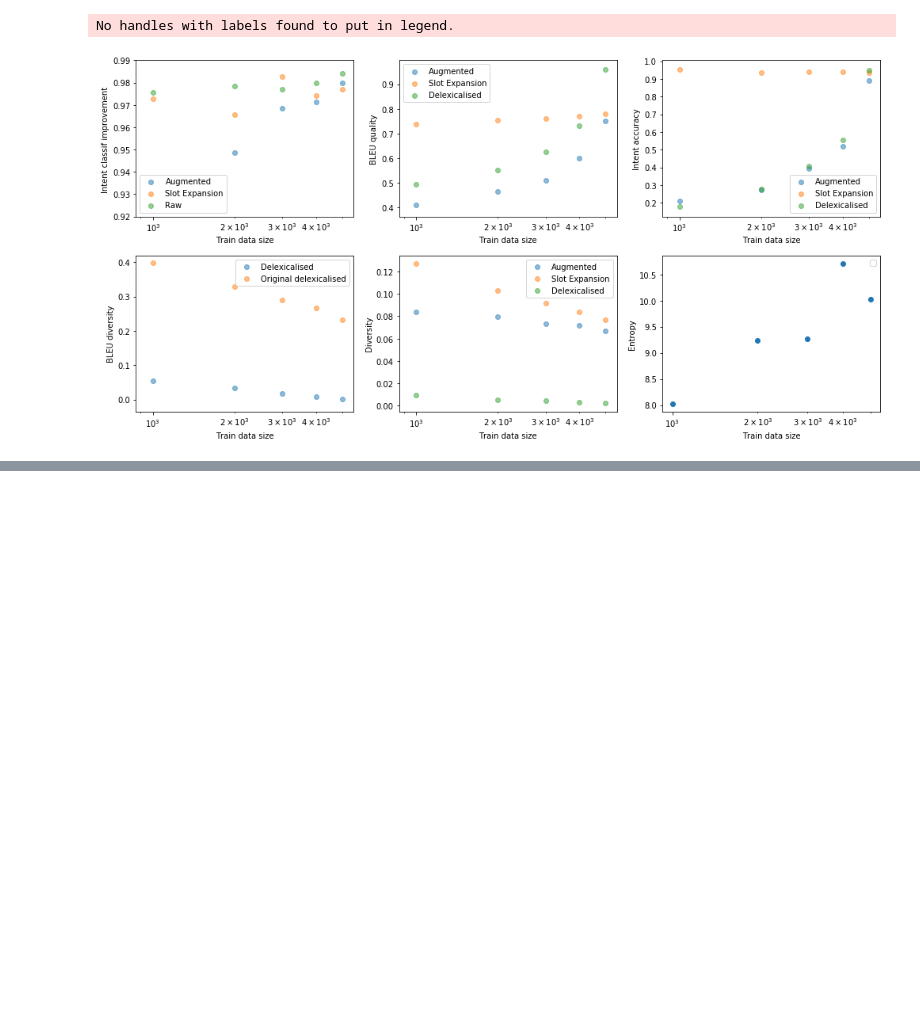
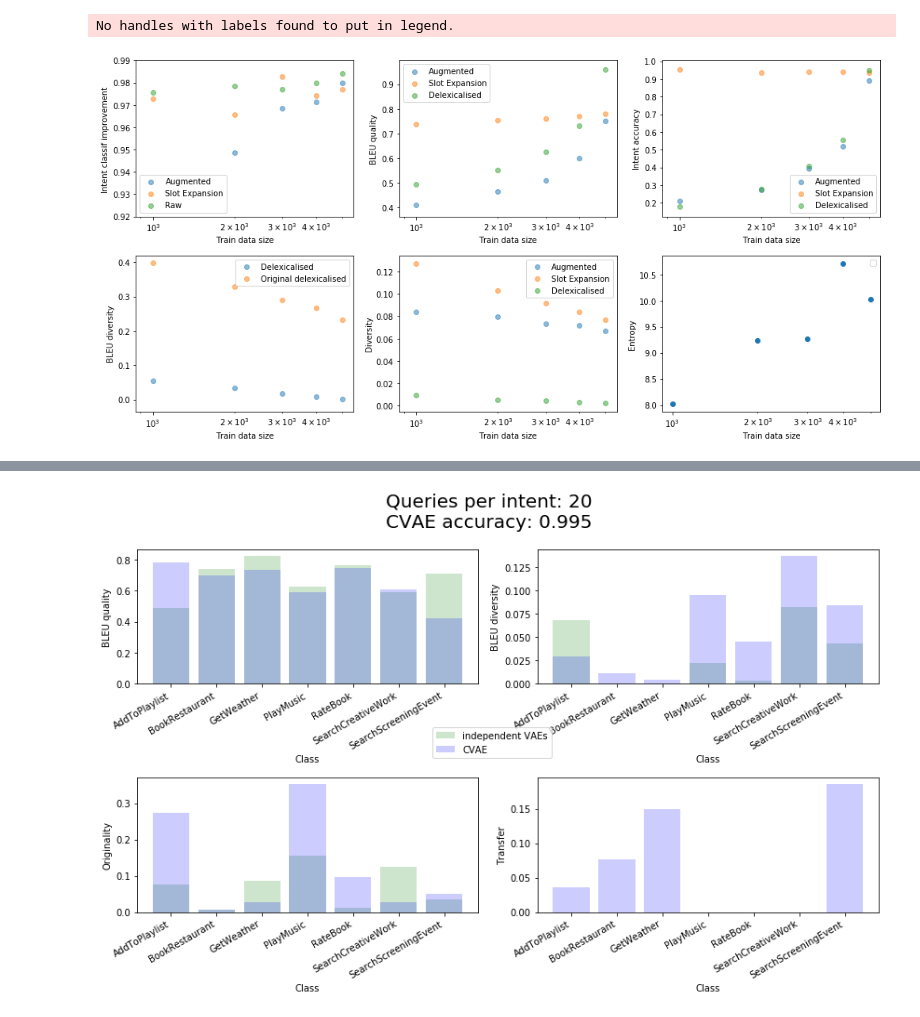
Before and after one commit to sonos/automatic-data-generation, a Jupyter notebook: automatic_data_generation/data-generation.ipynb, the cells around one changed output, grey strips where cells are left out. Drawn from its saved outputs; the diff is of its cells as text; code cells hidden in the pictures; blank space fills up the shorter version.

```diff
--- a/automatic_data_generation/data-generation.ipynb
+++ b/automatic_data_generation/data-generation.ipynb
@@ -486,0 +572,20 @@ is it snowstorm  season in charleston
+# %%
+results_dir = 'results_onevsall_140'
+runs = []
+
+for filename in os.listdir(results_dir):
+    if filename.endswith('.pkl'):
+        runs.append(torch.load(os.path.join(results_dir,filename)))
+
+runs.sort(key = lambda x : x['args'].num_nones)
+runs.sort(key = lambda x : x['args'].dataset)
+
+vae_runs = [run for run in runs if run['args'].restrict_to_intent is not None]
+cvae_run = [run for run in runs if run['args'].restrict_to_intent is None][0]
+
+data = {}
+for arg_name in runs[0]['args'].__dict__.keys():
+    data[arg_name] = [getattr(run['args'], arg_name) for run in runs]
+
+df = pd.DataFrame(data, columns=['pickle', 'datasize', 'n_generated', 'epochs', 'restrict_to_intent'])
+df.head(20)
@@ -486,0 +602,48 @@ is it snowstorm  season in charleston
+# %%
+fig, axarr = plt.subplots(2,2, figsize=(12,8))
+axarr = axarr.flatten()
+
+restrict = sorted([str(run['args'].restrict_to_intent[0]) for run in vae_runs])
+
+bleu_qualities     = [run['delexicalised_metrics']['bleu_scores']['quality']['avg'] for run in vae_runs]
+bleu_diversities   = [run['delexicalised_metrics']['bleu_scores']['diversity']['avg'] for run in vae_runs]
+originalities      = [run['delexicalised_metrics']['originality']['avg'] for run in vae_runs]
+#transfer           = [run['delexicalised_metrics']['transfer']['avg'] for run in runs]
+metrics = [bleu_qualities, bleu_diversities, originalities]
+
+for i, metric in enumerate(metrics):
+    axarr[i].bar(restrict, metric, alpha=0.2, color='green', label='independent VAEs' if i==0 else '')
+    for label in axarr[i].get_xmajorticklabels():
+        label.set_rotation(30)
+        label.set_horizontalalignment("right")
+    low, high, delta = min(metric), max(metric), max(metric) - min(metric)
+    #axarr[i].set_ylim(low - 0.2 * delta, high + 0.2 * delta)
+    axarr[i].set_xlabel('Class')
+
+bleu_qualities     = [cvae_run['delexicalised_metrics']['bleu_scores']['quality'][intent] for intent in restrict]
+bleu_diversities   = [cvae_run['delexicalised_metrics']['bleu_scores']['diversity'][intent] for intent in restrict]
+originalities      = [cvae_run['delexicalised_metrics']['originality'][intent] for intent in restrict]
+transfer           = [cvae_run['delexicalised_metrics']['transfer'][intent] for intent in restrict]
+metrics = [bleu_qualities, bleu_diversities, originalities, transfer]
+
+for i, metric in enumerate(metrics):
+
+    axarr[i].bar(restrict, metric, alpha=0.2, color='blue', label='CVAE' if i==0 else '')
+    for label in axarr[i].get_xmajorticklabels():
+        label.set_rotation(30)
+        label.set_horizontalalignment("right")
+    low, high, delta = min(metric), max(metric), max(metric) - min(metric)
+    #axarr[i].set_ylim(low - 0.2 * delta, high + 0.2 * delta)
+    axarr[i].set_xlabel('Class')
+
+axarr[0].set_ylabel('BLEU quality'  )
+axarr[1].set_ylabel('BLEU diversity')
+axarr[2].set_ylabel('Originality'   )
+axarr[3].set_ylabel('Transfer'   )
+
+fig.suptitle('Queries per intent: {}\nCVAE accuracy: {}'.format(vae_runs[0]['args'].datasize, cvae_run['delexicalised_metrics']['intent_accuracy']), fontsize=20)
+fig.legend(loc='center')
+
+fig.tight_layout(rect=[0, 0.03, 1, 0.9])
+# %% [output]
+[figure, added]
```
Also changed, not shown: parts of 26 cells of this notebook, 4 other files.
